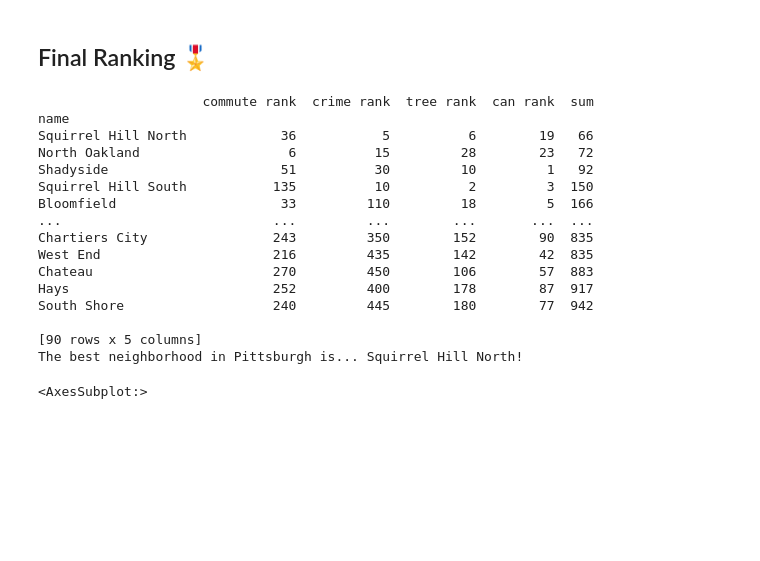
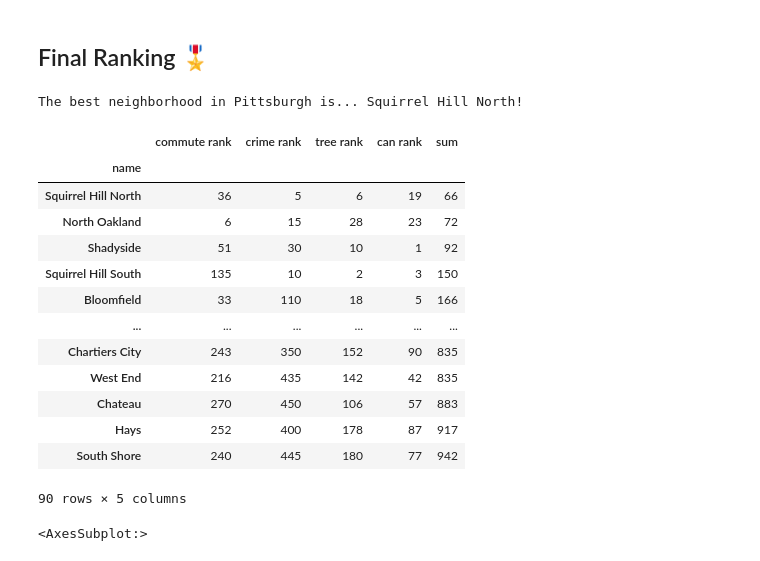
Before and after one commit to hunterbash/0010-final-project, a Jupyter notebook: final.ipynb, the cells around one changed output. Drawn from its saved outputs; the diff is of its cells as text; code cells hidden in the pictures; blank space fills up the shorter version.

```diff
--- a/final.ipynb
+++ b/final.ipynb
@@ -45,11 +45,14 @@ for idx, row in data.iterrows():
 # find score using Pawel's formula
 data['score'] = data['raw']/data['raw'].max()
 
-# view results
+# find ranks
 commute = data[['name','score']] # new dataframe with name and score
 commute = commute.sort_values(by=['score'], ascending=False) # sort dataframe by score descending
 commute = commute.reset_index(drop = True) # reset index for rank
 commute['rank'] = commute.index + 1 # make new column to save rank from index
+
+# view results
 commute = commute.sort_values(by=['name'], ascending=True).set_index('name') # sort alphabetically
-print(commute.sort_values(by=['rank'], ascending=True))
+commute = commute.sort_values(by=['rank'], ascending=True) # sort by rank
+commute # print
 # %% [output]
@@ -341,43 +343,47 @@ canRank
 # %%
 # create final rank dataframe
 final = data[['name']]
 final = final.sort_values(by='name').set_index('name')
 
 # add individual ranks
-final['commute rank'] = commute['rank']*3           # commute
-crime = crime.sort_values('name')                   # crime
+# commute
+commute = commute.sort_values('name')
+final['commute rank'] = commute['rank']*3
+# crime
+crime = crime.sort_values('name')
 final['crime rank'] = crime['rank']*5
-finalRank = finalRank.sort_values('Neighborhood')   # trees
+# trees
+finalRank = finalRank.sort_values('Neighborhood')
 final['tree rank'] = (finalRank['Rank']*2).tolist()
-canRank = canRank.sort_values('Neighborhood')       # trash cans
+# trash cans
+canRank = canRank.sort_values('Neighborhood')
 final['can rank'] = canRank['Ranking'].tolist()
 
 # sum ranks
 final["sum"] = final.sum(axis=1)
 
 # sort by final rank
 final = final.sort_values('sum')
 
 # print results
-print(final)
 print("The best neighborhood in Pittsburgh is... "+str(final.index[0])+"!")
+final
 # %% [output]
-                     commute rank  crime rank  tree rank  can rank  sum
-name
-Squirrel Hill North            36           5          6        19   66
-North Oakland                   6          15         28        23   72
-Shadyside                      51          30         10         1   92
-Squirrel Hill South           135          10          2         3  150
-Bloomfield                     33         110         18         5  166
-...                           ...         ...        ...       ...  ...
-Chartiers City                243         350        152        90  835
-West End                      216         435        142        42  835
-Chateau                       270         450        106        57  883
-Hays                          252         400        178        87  917
-South Shore                   240         445        180        77  942
-
-[90 rows x 5 columns]
 The best neighborhood in Pittsburgh is... Squirrel Hill North!
+|  | commute rank | crime rank | tree rank | can rank | sum |
+| name |  |  |  |  |  |
+| Squirrel Hill North | 36 | 5 | 6 | 19 | 66 |
+| North Oakland | 6 | 15 | 28 | 23 | 72 |
+| Shadyside | 51 | 30 | 10 | 1 | 92 |
+| Squirrel Hill South | 135 | 10 | 2 | 3 | 150 |
+| Bloomfield | 33 | 110 | 18 | 5 | 166 |
+| ... | ... | ... | ... | ... | ... |
+| Chartiers City | 243 | 350 | 152 | 90 | 835 |
+| West End | 216 | 435 | 142 | 42 | 835 |
+| Chateau | 270 | 450 | 106 | 57 | 883 |
+| Hays | 252 | 400 | 178 | 87 | 917 |
+| South Shore | 240 | 445 | 180 | 77 | 942 |
+90 rows × 5 columns
 # %%
 import geopandas as gpd
 %matplotlib inline
```
Also changed, not shown: parts of 1 cell of this notebook.
